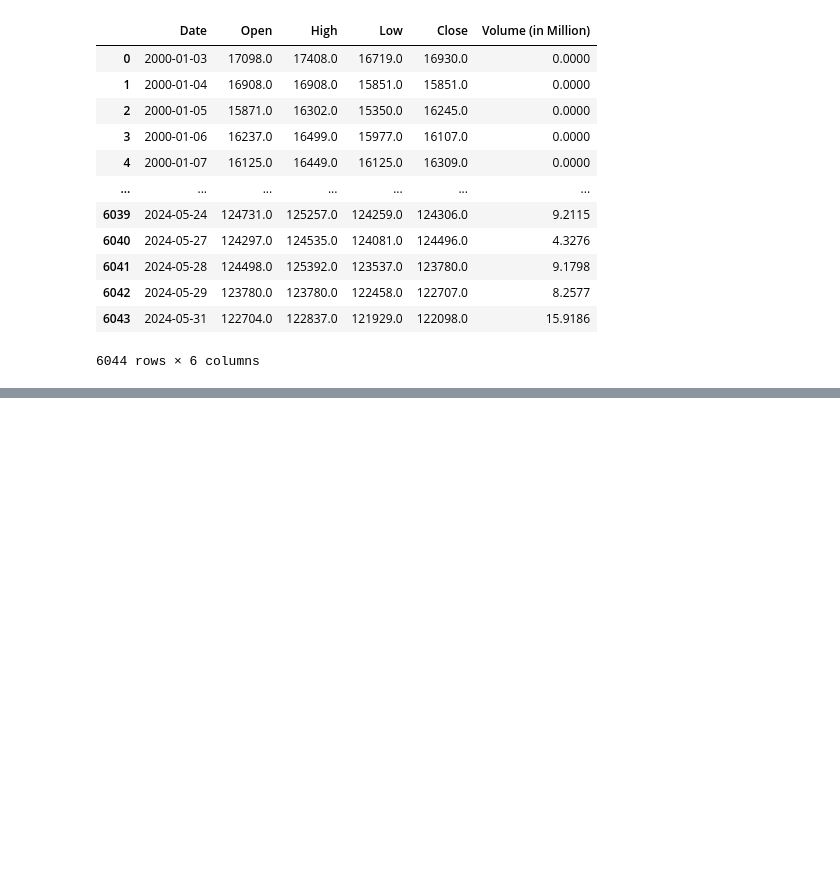
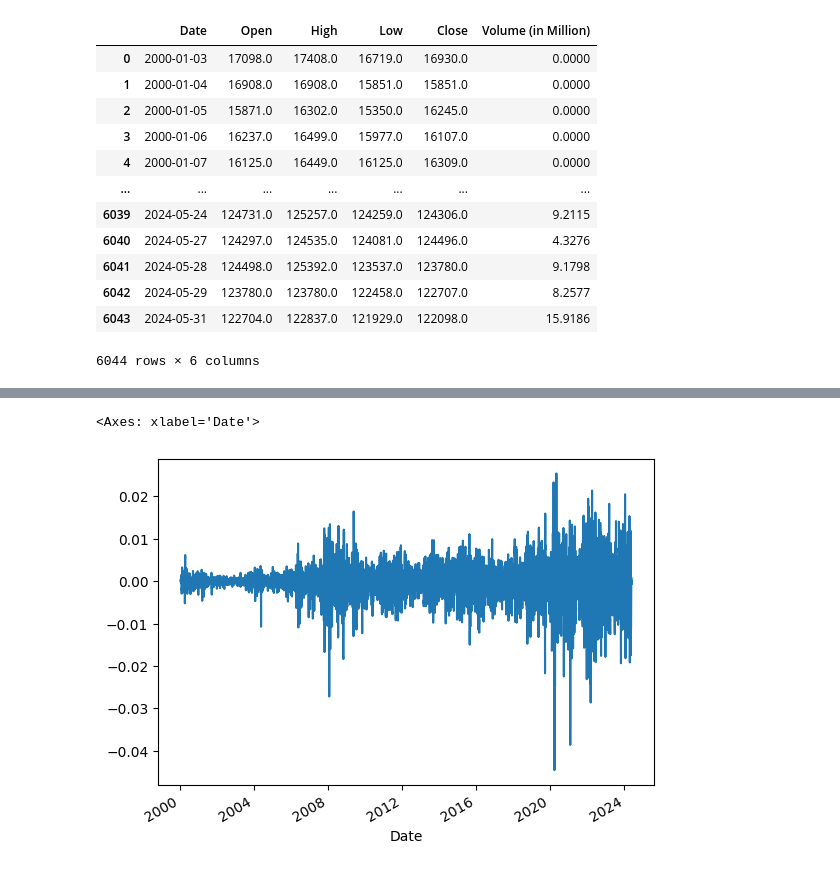
Before and after one commit to Rushi873/Anomaly-detection-and-clustering-for-stock-indices, a Jupyter notebook: Statistic model/Checking.ipynb, the cells around one changed output, grey strips where cells are left out. Cells and saved outputs as stored; diff of their text form; code cells hidden in the pictures; blank space fills up the shorter version.

```diff
--- a/Statistic model/Checking.ipynb
+++ b/Statistic model/Checking.ipynb
@@ -78,0 +94,3 @@ IBOV
+# %%
+IBOV_residuals, df_trend, df_seasonal, decomposition_results = transform_to_stationary(scaled_data)
+IBOV_residuals
@@ -78,0 +112,5 @@ IBOV
+# %%
+IBOV_residuals['Close'].plot()
+# %% [output]
+<Axes: xlabel='Date'>
+[figure, added]
```
Also changed, not shown: parts of 8 cells of this notebook.
